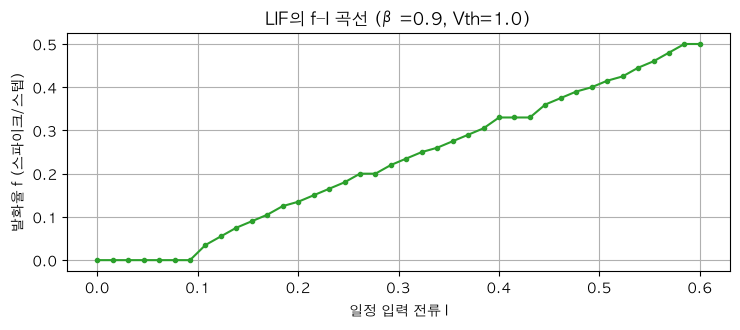
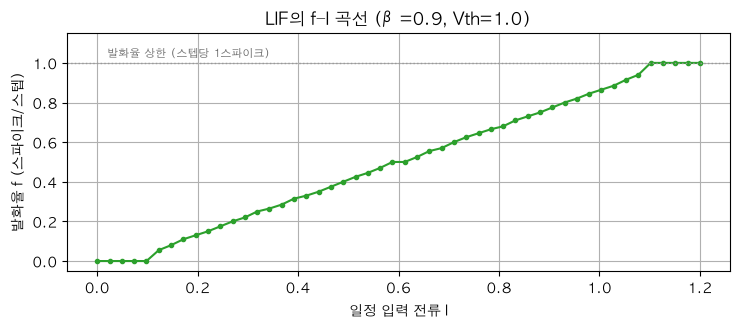
The notebook cell's code change between the first figure and the second:
--- before
+++ after
@@ -1,22 +1,30 @@
-beta, threshold = 0.9, 1.0
-T = 200                                    # 각 입력 전류마다 이만큼의 스텝을 돌려 발화율을 측정
-currents = torch.linspace(0.0, 0.6, 40)    # 0.0~0.6 사이 40개의 '일정 입력 전류' 후보
+beta, V_th = 0.9, 1.0
+T = 200                                     # 각 입력 전류마다 이만큼의 스텝을 돌려 발화율을 측정
+currents = torch.linspace(0.0, 1.2, 50)     # 0.0~1.2 사이 50개: 오르막과, 오른쪽 끝이 천장에 닿는 지점까지
 
-rates = []
+firing_rates = []
 for I in currents:
     # 입력 전류 하나당 새 뉴런을 만들어 막전위 0에서 다시 시작 (이전 실험의 잔여 상태 제거)
-    lif = snn.Leaky(beta=beta, threshold=threshold, reset_mechanism="subtract")
-    mem = torch.zeros(1)                   # 막전위 초기값 V[-1] = 0
-    n = 0                                  # 이 입력에서 T스텝 동안 센 총 스파이크 수
+    lif_neuron = snn.Leaky(beta=beta, threshold=V_th, reset_mechanism="subtract")
+    membrane = torch.zeros(1)               # 막전위 초기값 V[-1] = 0
+    spike_count = 0                         # 이 입력에서 T스텝 동안 센 총 스파이크 수
     for t in range(T):
         # (입력 전류, 직전 막전위) -> (이번 스파이크, 갱신된 막전위).  §1 손구현과 문자 그대로 같은 계산.
-        spk, mem = lif(I.reshape(1), mem)
-        n += int(spk.item())
-    rates.append(n / T)                    # 발화율 f = 스파이크 수 / 스텝 수 (스텝당 평균 스파이크)
+        spike, membrane = lif_neuron(I.reshape(1), membrane)
+        spike_count += int(spike.item())
+    firing_rates.append(spike_count / T)    # 발화율 f = 스파이크 수 / 스텝 수 (스텝당 평균 스파이크)
 
-fig, ax = plt.subplots(figsize=(7.5, 3.4))
-ax.plot(currents.numpy(), rates, marker="o", ms=3, color="tab:green")
-ax.set_xlabel("일정 입력 전류 I"); ax.set_ylabel("발화율 f (스파이크/스텝)")
-ax.set_title(f"LIF의 f–I 곡선 (β={beta}, Vth={threshold})")
+firing_rates = np.array(firing_rates)
+
+figure, axes = plt.subplots(figsize=(7.5, 3.4))
+axes.plot(currents.numpy(), firing_rates, marker="o", markersize=3, color="tab:green")
+axes.axhline(1.0, linestyle=":", color="0.6", linewidth=1)                 # 발화율 상한: 스텝당 1스파이크
+axes.text(0.02, 1.03, "발화율 상한 (스텝당 1스파이크)", color="0.4", fontsize=8)
+axes.set_ylim(-0.05, 1.15)
+axes.set_xlabel("일정 입력 전류 I"); axes.set_ylabel("발화율 f (스파이크/스텝)")
+axes.set_title(f"LIF의 f–I 곡선 (β={beta}, Vth={V_th})")
 plt.tight_layout(); plt.show()
-print(f"발화 시작 지점(임계 전류) 근처: I ≈ {currents[np.argmax(np.array(rates)>0)]:.3f}")
+
+# 곡선에서 발화가 시작되는 임계 전류(rheobase)를 수치로
+threshold_current = currents[np.argmax(firing_rates > 0)]
+print(f"발화 시작 지점(임계 전류, rheobase) 근처: I ≈ {threshold_current:.3f}")

Commit: edits on ch1,2